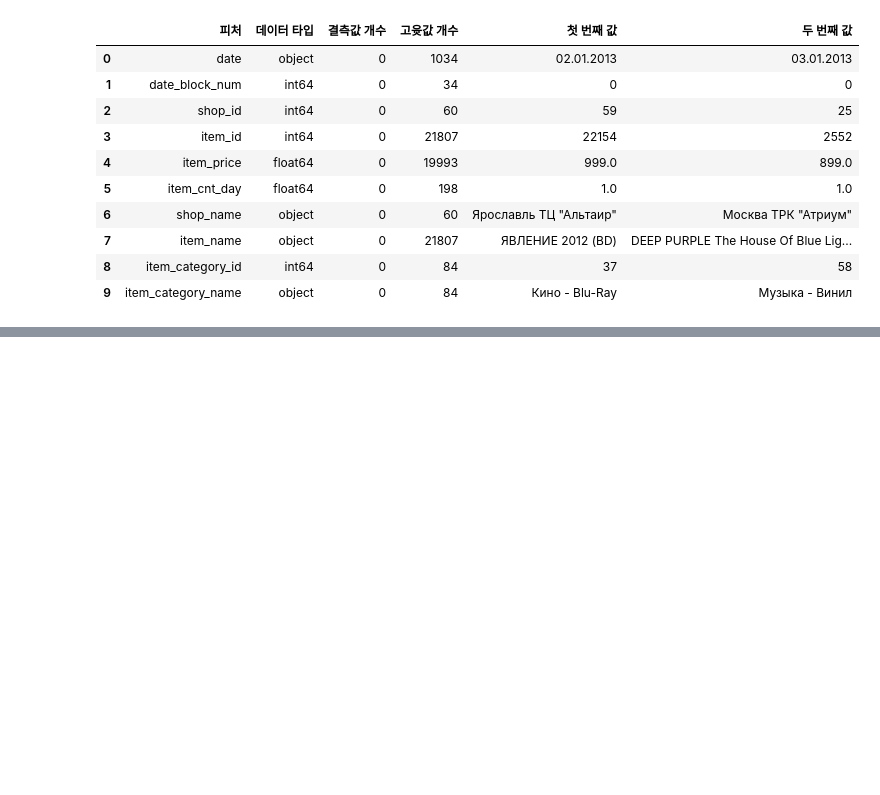
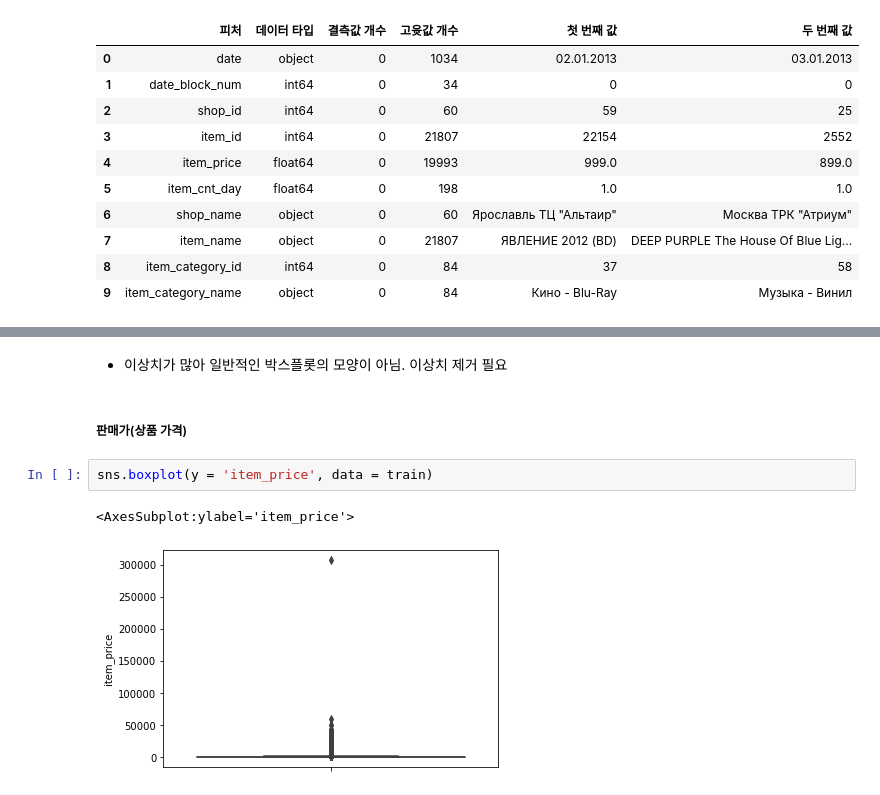
Before and after one commit to hbhb0311/DataAnalysis, a Jupyter notebook: predict_future_sales.ipynb, the cells around one changed output, grey strips where cells are left out. Drawn from its saved outputs; the diff is of its cells as text; blank space fills up the shorter version.

```diff
--- a/predict_future_sales.ipynb
+++ b/predict_future_sales.ipynb
@@ -194,0 +212,9 @@ resumetable(train)
+# %% [markdown]
+- 이상치가 많아 일반적인 박스플롯의 모양이 아님. 이상치 제거 필요
+# %% [markdown]
+##### 판매가(상품 가격)
+# %%
+sns.boxplot(y = 'item_price', data = train)
+# %% [output]
+<AxesSubplot:ylabel='item_price'>
+[figure, added]
```
Also changed, not shown: parts of 16 cells of this notebook.
